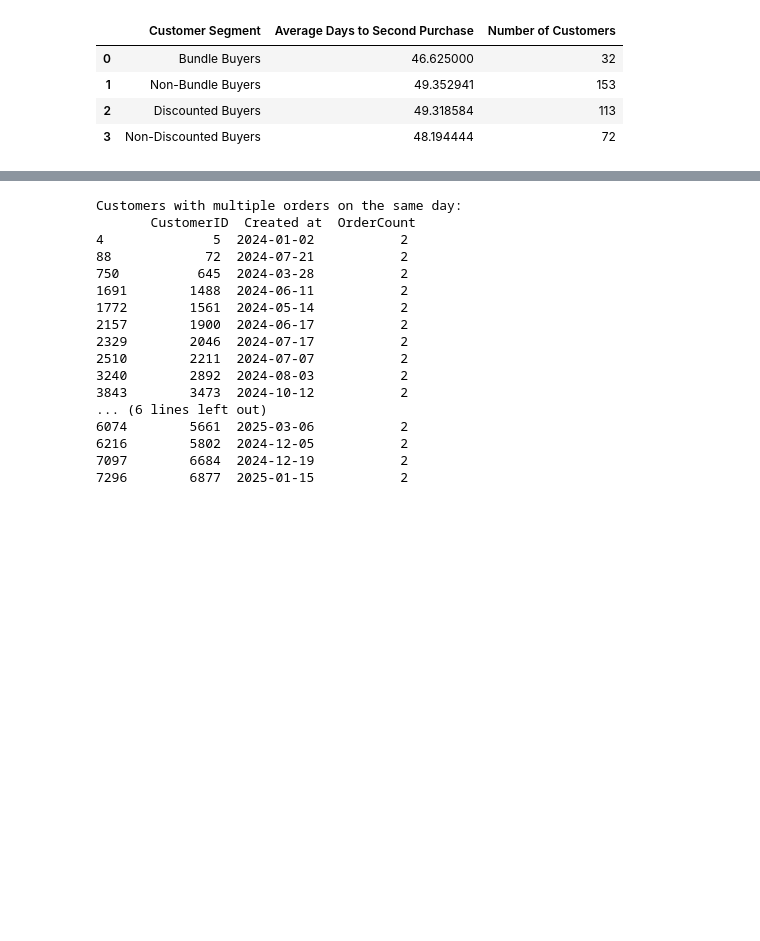
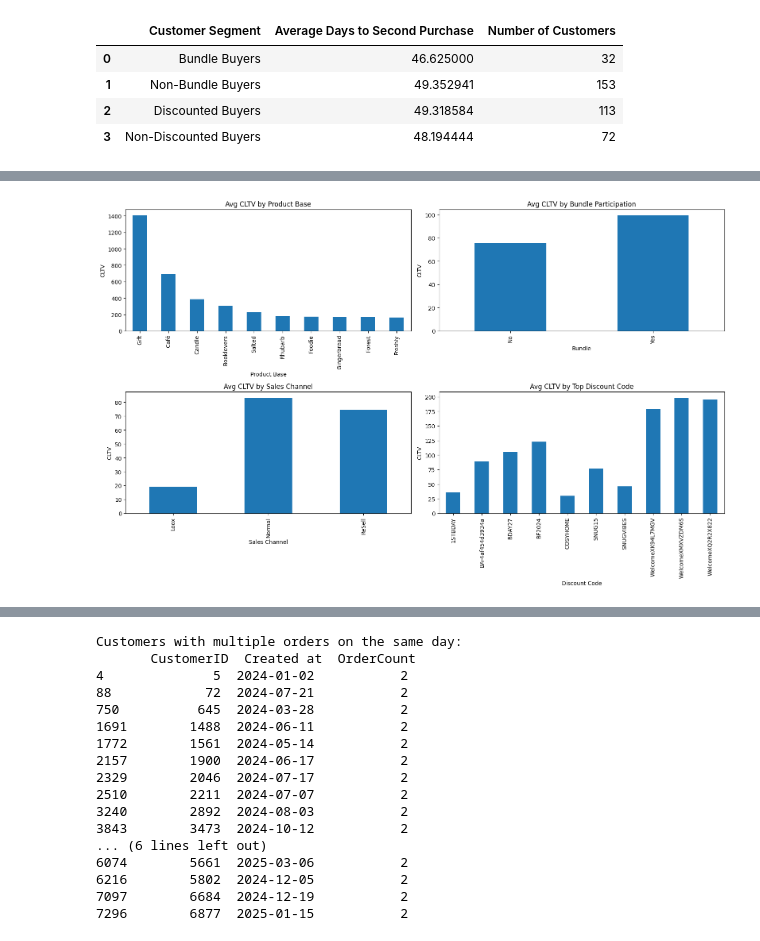
Before and after one commit to lamkimsim/WickGuru, a Jupyter notebook: Customer_Segmentation_Analysis.ipynb, the cells around one changed output, grey strips where cells are left out. Cells and saved outputs as stored; diff of their text form; code cells hidden in the pictures; blank space fills up the shorter version.

```diff
--- a/Customer_Segmentation_Analysis.ipynb
+++ b/Customer_Segmentation_Analysis.ipynb
@@ -742,0 +876,49 @@ summary_table
+# %%
+# Merge CLTV data back to the full order data for deeper analysis
+df_enriched = df_order.merge(
+    customer_spending[["CLTV", "is_repeat", "avg_order_value"]],
+    on="CustomerID"
+)
+
+# Clean product name and group into product base
+df_enriched["Product Base"] = df_enriched["Lineitem name"].str.split(
+    " | ").str[0]
+
+# 1. Analyze CLTV by Product Base
+cltv_by_product = df_enriched.groupby(
+    "Product Base")["CLTV"].mean().sort_values(ascending=False).head(10)
+
+# 2. Analyze CLTV by Bundle participation
+cltv_by_bundle = df_enriched.groupby("Bundle")["CLTV"].mean()
+
+# 3. Analyze CLTV by Channel
+cltv_by_channel = df_enriched.groupby("Sales Channel")["CLTV"].mean()
+
+# 4. Analyze CLTV by Discount Code Usage (top codes)
+top_discount_codes = df_enriched["Discount Code"].value_counts().head(10).index
+cltv_by_discount = df_enriched[df_enriched["Discount Code"].isin(
+    top_discount_codes)].groupby("Discount Code")["CLTV"].mean()
+
+# Visualize all
+fig, axs = plt.subplots(2, 2, figsize=(16, 10))
+
+cltv_by_product.plot(
+    kind="bar", ax=axs[0, 0], title="Avg CLTV by Product Base")
+axs[0, 0].set_ylabel("CLTV")
+
+cltv_by_bundle.plot(
+    kind="bar", ax=axs[0, 1], title="Avg CLTV by Bundle Participation")
+axs[0, 1].set_ylabel("CLTV")
+
+cltv_by_channel.plot(
+    kind="bar", ax=axs[1, 0], title="Avg CLTV by Sales Channel")
+axs[1, 0].set_ylabel("CLTV")
+
+cltv_by_discount.plot(
+    kind="bar", ax=axs[1, 1], title="Avg CLTV by Top Discount Code")
+axs[1, 1].set_ylabel("CLTV")
+
+plt.tight_layout()
+plt.show()
+# %% [output]
+[figure, added]
```
Also changed, not shown: parts of 20 cells of this notebook, 3 other files.
